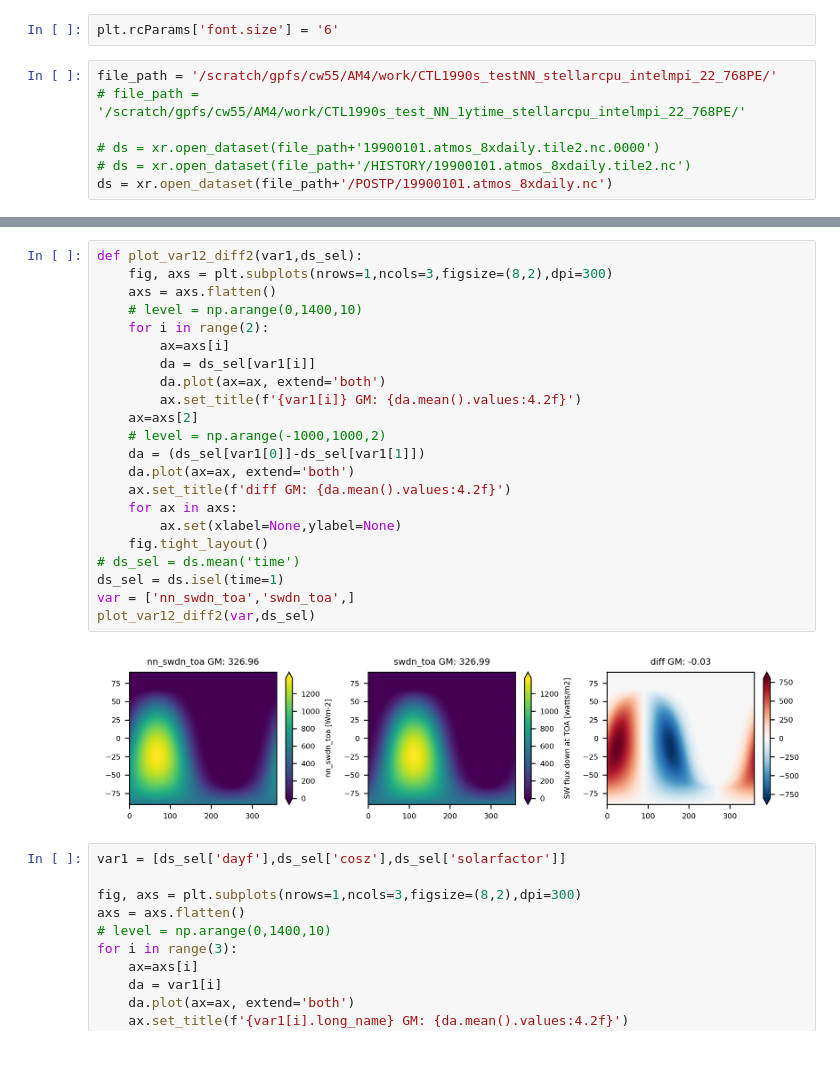
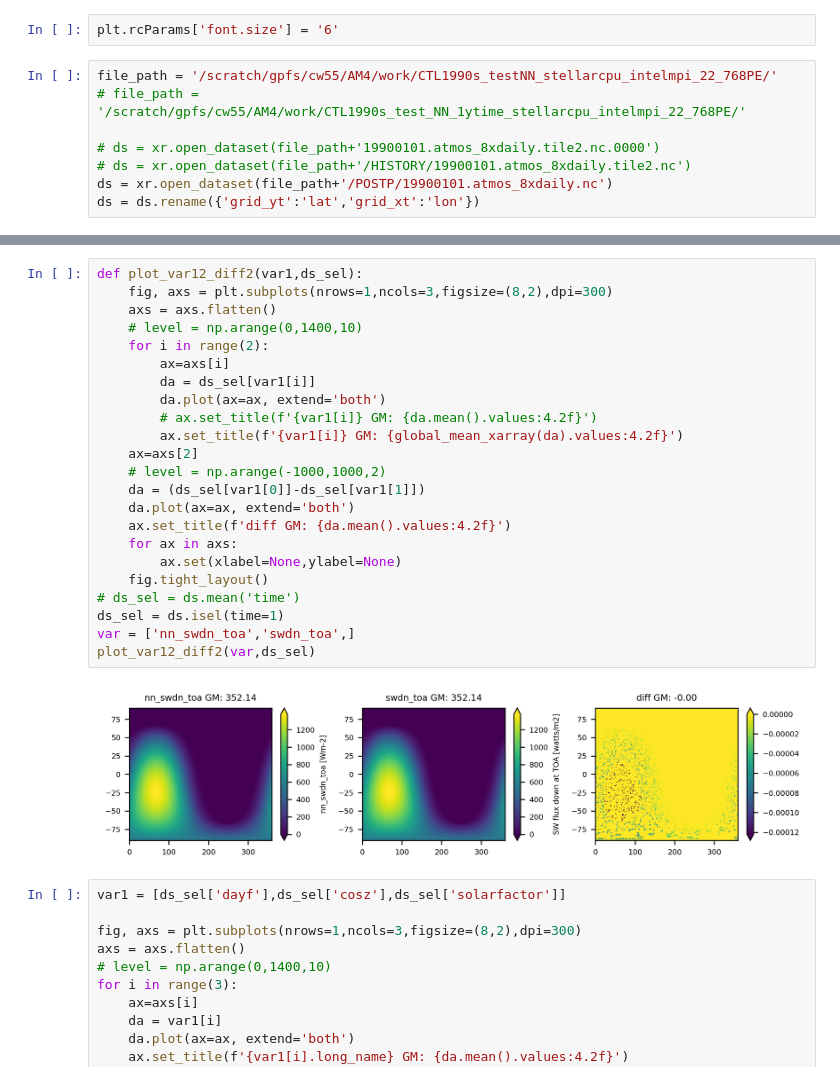
Before and after one commit to ChenggongWang/AM4_RadNN_run, a Jupyter notebook: GCM_results/rad_GCM_nn_dev.ipynb, the cells around one changed output, grey strips where cells are left out. Cells and saved outputs as stored; diff of their text form.

```diff
--- a/GCM_results/rad_GCM_nn_dev.ipynb
+++ b/GCM_results/rad_GCM_nn_dev.ipynb
@@ -40,6 +40,7 @@ file_path = '/scratch/gpfs/cw55/AM4/work/CTL1990s_testNN_stellarcpu_intelmpi_22_
 # ds = xr.open_dataset(file_path+'19900101.atmos_8xdaily.tile2.nc.0000')
 # ds = xr.open_dataset(file_path+'/HISTORY/19900101.atmos_8xdaily.tile2.nc')
 ds = xr.open_dataset(file_path+'/POSTP/19900101.atmos_8xdaily.nc')
+ds = ds.rename({'grid_yt':'lat','grid_xt':'lon'})
 # %%
 def plot_var12_diff(var1):
     fig, axs = plt.subplots(nrows=1,ncols=3,figsize=(8,2),dpi=200)
@@ -78,27 +80,28 @@ plot_var12_diff(var)
 # %%
 def plot_var12_diff2(var1,ds_sel):
     fig, axs = plt.subplots(nrows=1,ncols=3,figsize=(8,2),dpi=300)
     axs = axs.flatten()
     # level = np.arange(0,1400,10)
     for i in range(2):
         ax=axs[i]
         da = ds_sel[var1[i]]
         da.plot(ax=ax, extend='both')
-        ax.set_title(f'{var1[i]} GM: {da.mean().values:4.2f}')
+        # ax.set_title(f'{var1[i]} GM: {da.mean().values:4.2f}')
+        ax.set_title(f'{var1[i]} GM: {global_mean_xarray(da).values:4.2f}')
     ax=axs[2]
     # level = np.arange(-1000,1000,2)
     da = (ds_sel[var1[0]]-ds_sel[var1[1]])
     da.plot(ax=ax, extend='both')
     ax.set_title(f'diff GM: {da.mean().values:4.2f}')
     for ax in axs:
         ax.set(xlabel=None,ylabel=None)
     fig.tight_layout()
 # ds_sel = ds.mean('time')
 ds_sel = ds.isel(time=1)
 var = ['nn_swdn_toa','swdn_toa',]
 plot_var12_diff2(var,ds_sel)
 # %% [output]
-[figure, old version]
+[figure, new version]
 # %%
 var1 = [ds_sel['dayf'],ds_sel['cosz'],ds_sel['solarfactor']]
 
```
Also changed, not shown: parts of 11 cells of this notebook, 4 other files.
